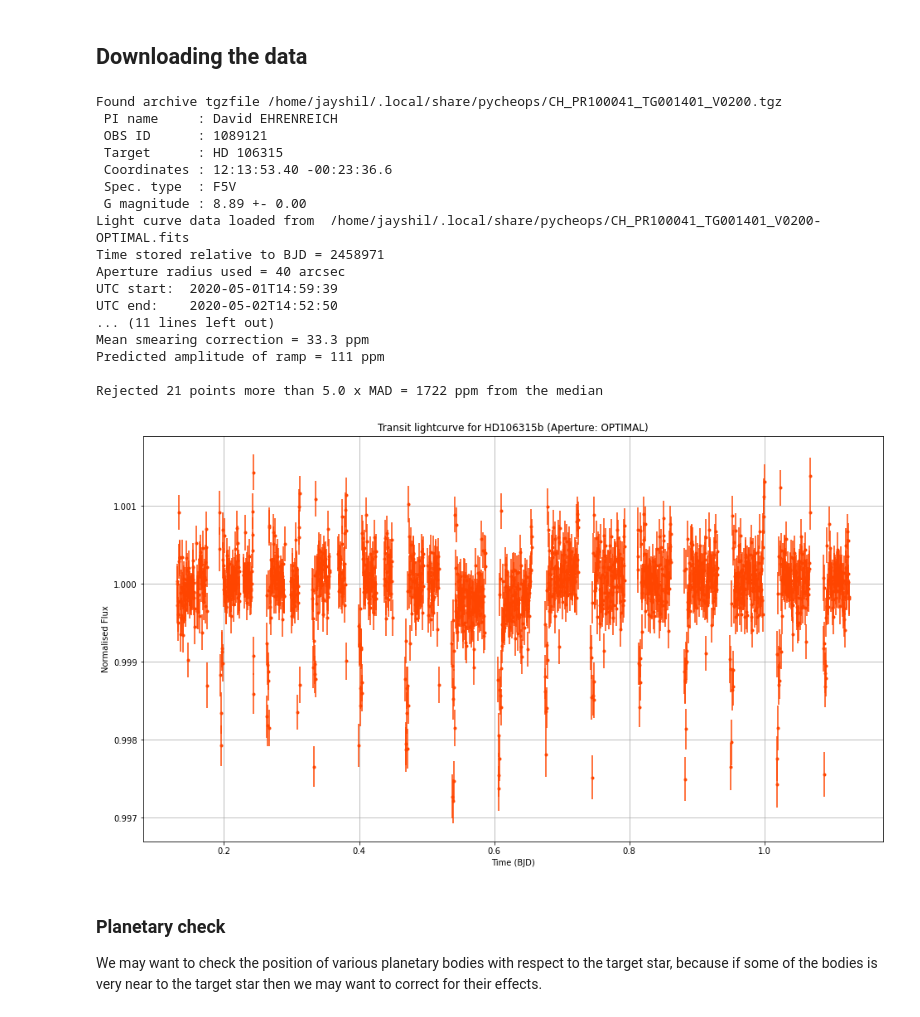
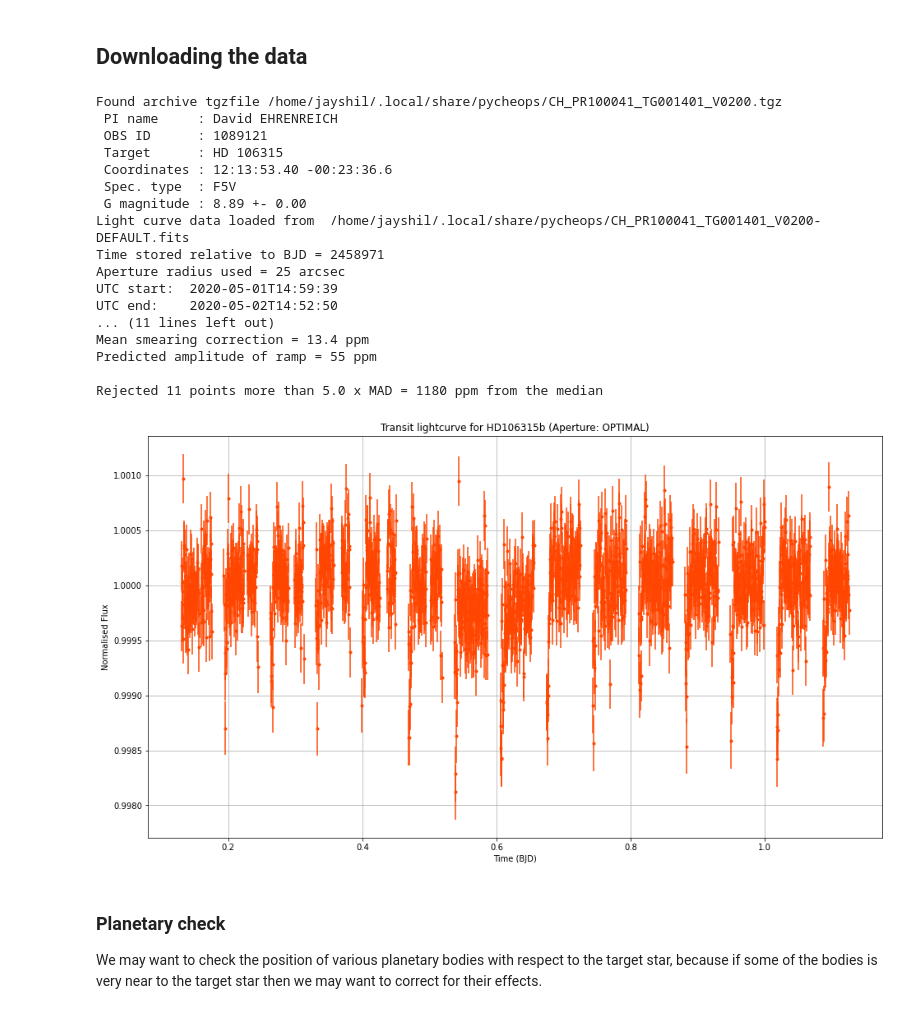
Before and after one commit to Jayshil/pycheops-tutorials, a Jupyter notebook: HD106315/Paper/pp1_hd106315_visit2.ipynb, the cells around one changed output. Drawn from its saved outputs; the diff is of its cells as text; code cells hidden in the pictures.

```diff
--- a/HD106315/Paper/pp1_hd106315_visit2.ipynb
+++ b/HD106315/Paper/pp1_hd106315_visit2.ipynb
@@ -20,37 +20,37 @@ from pycheops.utils import phaser
 # %%
 # Downloading data
 dd = pycheops.Dataset('CH_PR100041_TG001401_V0200')
-tim, fl, fle = dd.get_lightcurve(aperture='OPTIMAL', decontaminate=True)#, reject_highpoints=True)
+tim, fl, fle = dd.get_lightcurve(aperture='DEFAULT', decontaminate=True)#, reject_highpoints=True)
 
 # To clip outliers (I would, in general, not prefer using this)
 tim, fl, fle = dd.clip_outliers(verbose=True);
 
 # Plotting the data
 plt.figure(figsize=(16,9))
 plt.errorbar(tim, fl, yerr=fle, fmt='.', c='orangered')
 plt.xlabel('Time (BJD)')
 plt.ylabel('Normalised Flux')
 plt.title('Transit lightcurve for HD106315b (Aperture: OPTIMAL)')
 plt.grid()
 # %% [output]
 Found archive tgzfile /home/jayshil/.local/share/pycheops/CH_PR100041_TG001401_V0200.tgz
  PI name     : David EHRENREICH
  OBS ID      : 1089121
  Target      : HD 106315
  Coordinates : 12:13:53.40 -00:23:36.6
  Spec. type  : F5V
  G magnitude : 8.89 +- 0.00
-Light curve data loaded from  /home/jayshil/.local/share/pycheops/CH_PR100041_TG001401_V0200-OPTIMAL.fits
+Light curve data loaded from  /home/jayshil/.local/share/pycheops/CH_PR100041_TG001401_V0200-DEFAULT.fits
 Time stored relative to BJD = 2458971
-Aperture radius used = 40 arcsec
+Aperture radius used = 25 arcsec
 UTC start:  2020-05-01T14:59:39
 UTC end:    2020-05-02T14:52:50
 ... (11 lines left out)
-Mean smearing correction = 33.3 ppm
-Predicted amplitude of ramp = 111 ppm
+Mean smearing correction = 13.4 ppm
+Predicted amplitude of ramp = 55 ppm
 
-Rejected 21 points more than 5.0 x MAD = 1722 ppm from the median
+Rejected 11 points more than 5.0 x MAD = 1180 ppm from the median
-[figure, old version]
+[figure, new version]
 # %% [markdown]
 ### Planetary check
 
```
Also changed, not shown: parts of 19 cells of this notebook, 2 other files.
